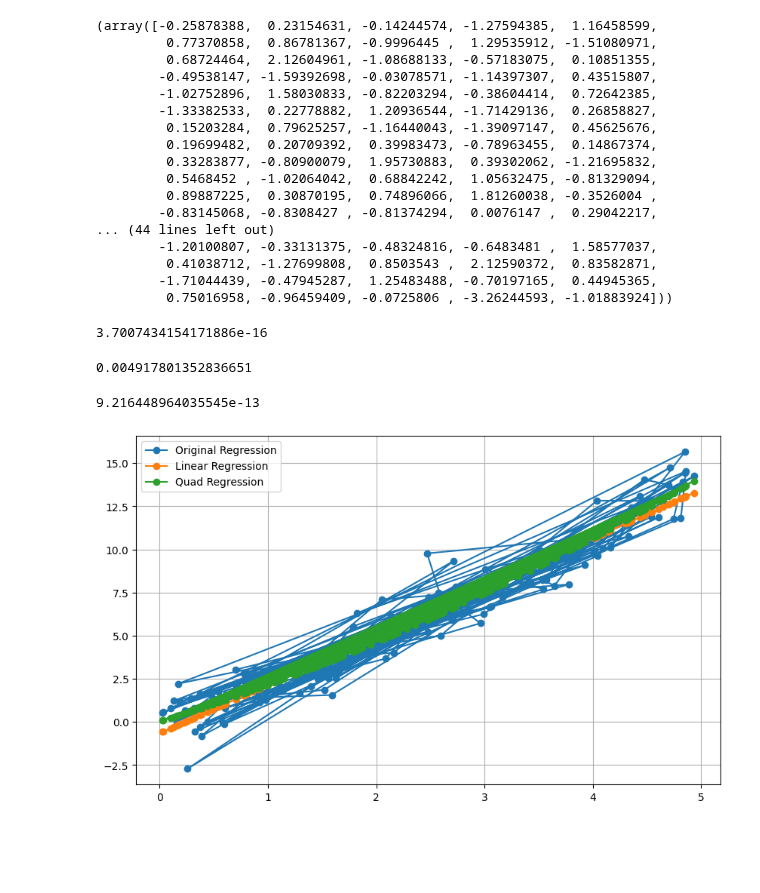
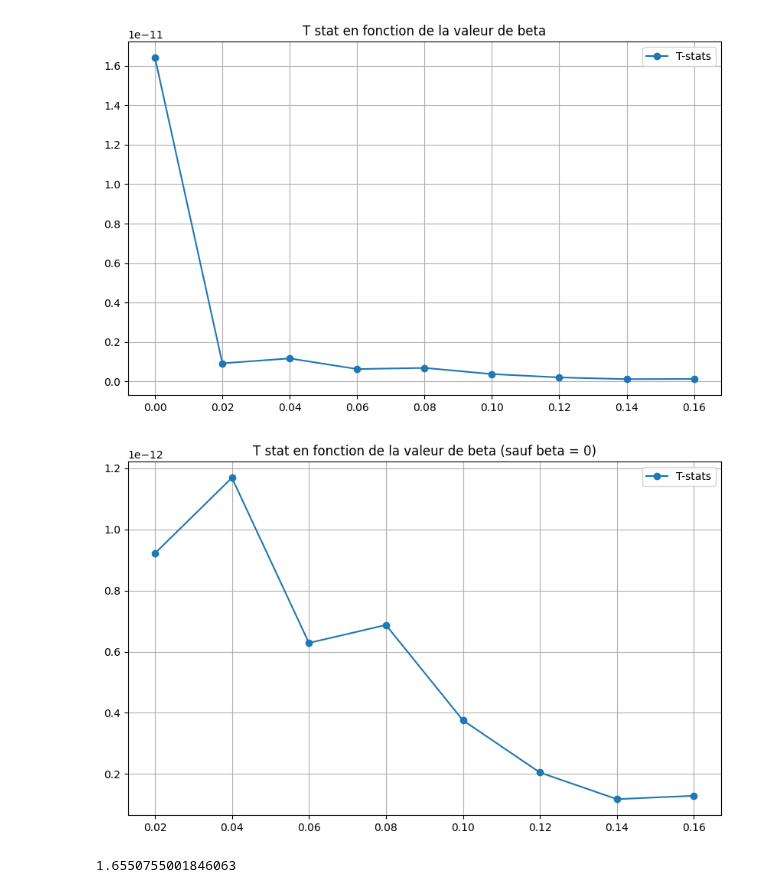
Before and after one commit to AntoineGilsonGH/The-Design-and-Analysis-of-Benchmark-Experiments, a Jupyter notebook: Implementation.ipynb, the cells around one changed output. Drawn from its saved outputs; the diff is of its cells as text; code cells hidden in the pictures; blank space fills up the shorter version.

Commit message:
stats

```diff
--- a/Implementation.ipynb
+++ b/Implementation.ipynb
@@ -74,49 +82,22 @@ y_pred_a2 = model_a2.predict(x_quad)
-# %%
-p1 = y - y_pred_a1
-p2 = y - y_pred_a2
-p1, p2
-# %% [output]
-(array([-0.25878388,  0.23154631, -0.14244574, -1.27594385,  1.16458599,
-         0.77370858,  0.86781367, -0.9996445 ,  1.29535912, -1.51080971,
-         0.68724464,  2.12604961, -1.08688133, -0.57183075,  0.10851355,
-        -0.49538147, -1.59392698, -0.03078571, -1.14397307,  0.43515807,
-        -1.02752896,  1.58030833, -0.82203294, -0.38604414,  0.72642385,
-        -1.33382533,  0.22778882,  1.20936544, -1.71429136,  0.26858827,
-         0.15203284,  0.79625257, -1.16440043, -1.39097147,  0.45625676,
-         0.19699482,  0.20709392,  0.39983473, -0.78963455,  0.14867374,
-         0.33283877, -0.80900079,  1.95730883,  0.39302062, -1.21695832,
-         0.5468452 , -1.02064042,  0.68842242,  1.05632475, -0.81329094,
-         0.89887225,  0.30870195,  0.74896066,  1.81260038, -0.3526004 ,
-        -0.83145068, -0.8308427 , -0.81374294,  0.0076147 ,  0.29042217,
-... (44 lines left out)
-        -1.20100807, -0.33131375, -0.48324816, -0.6483481 ,  1.58577037,
-         0.41038712, -1.27699808,  0.8503543 ,  2.12590372,  0.83582871,
-        -1.71044439, -0.47945287,  1.25483488, -0.70197165,  0.44945365,
-         0.75016958, -0.96459409, -0.0725806 , -3.26244593, -1.01883924]))
-# %%
-d = p2 - p1
-d_barre = (sum(d))/150
-d_barre
-# %% [output]
-3.7007434154171886e-16
-# %%
-var = (sum((d-d_barre)**2))/149
-var
-# %% [output]
-0.004917801352836651
-# %%
-test_stat = (150**0.5)*d_barre/var
-test_stat
-# %% [output]
-9.216448964035545e-13
-# %%
-# Plot the results
-plt.figure(figsize=(10, 6))
-plt.plot(x, y, label='Original Regression', marker='o')
-plt.plot(x, y_pred_a1, label='Linear Regression', marker='o')
-plt.plot(x, y_pred_a2, label='Quad Regression', marker='o')
-plt.legend()
-plt.grid(True)
-plt.show()
-# %% [output]
-[figure, removed]
+# %%
+plt.figure(figsize=(10, 6))
+plt.plot(beta2_values, test_statistics, label='T-stats', marker='o')
+plt.title('T stat en fonction de la valeur de beta')
+plt.legend()
+plt.grid(True)
+plt.show()
+
+plt.figure(figsize=(10, 6))
+plt.plot(beta2_values[1:], test_statistics[1:], label='T-stats', marker='o')
+plt.title('T stat en fonction de la valeur de beta (sauf beta = 0)')
+plt.legend()
+plt.grid(True)
+plt.show()
+# %% [output]
+[figure, added]
+[figure, added]
+# %%
+stat_student = stats.t.ppf(0.95, 150)
+stat_student
+# %% [output]
+1.6550755001846063
```
Also changed, not shown: parts of 6 cells of this notebook.
